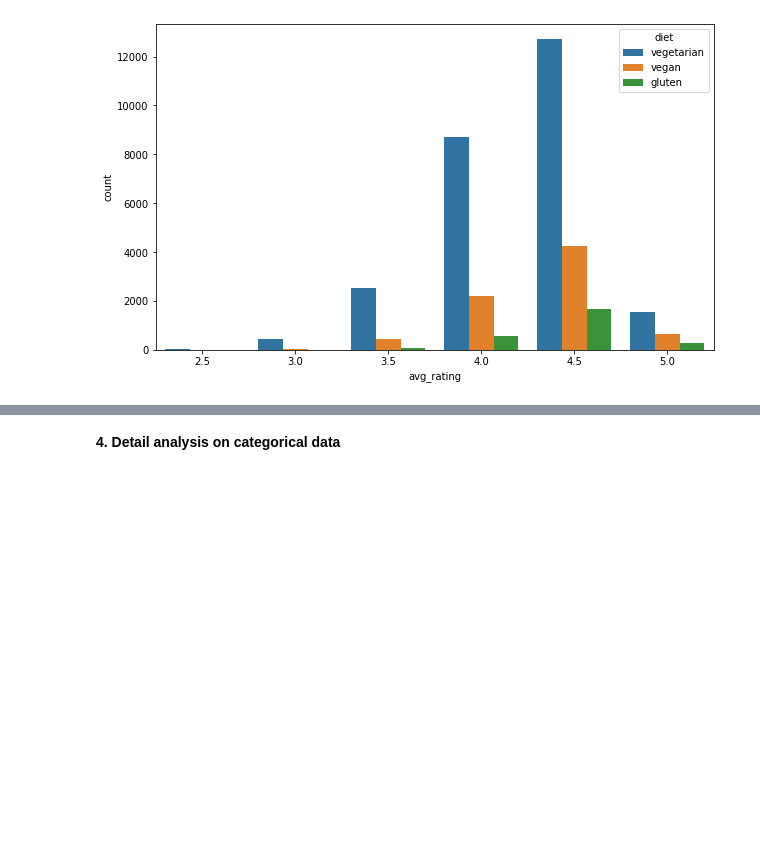
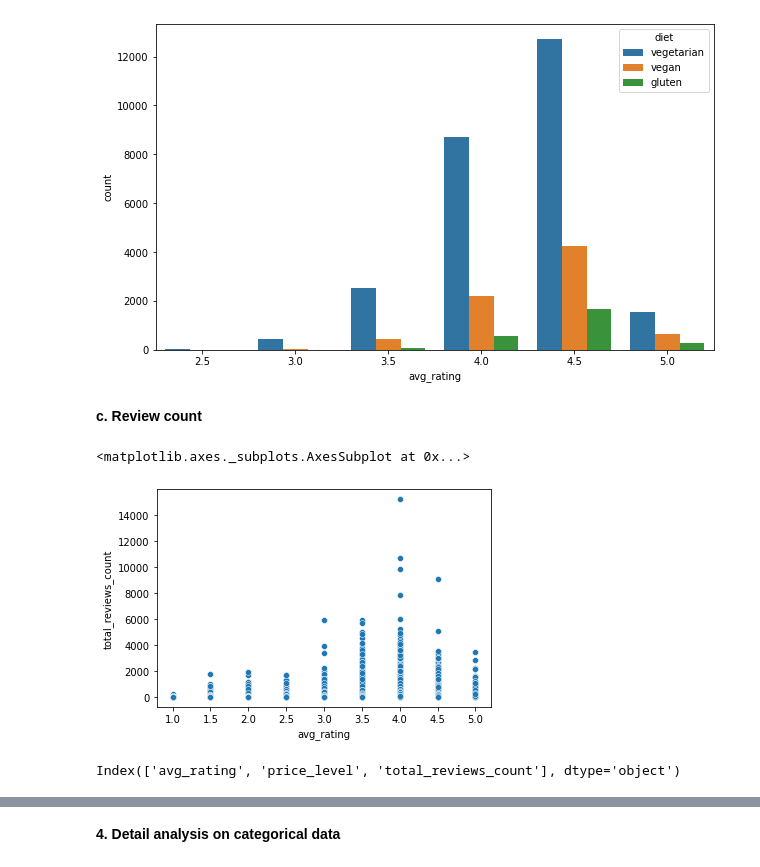
Before and after one commit to Julielebousse/tripadvisor_rating, a Jupyter notebook: Project2_Tripadvisor.ipynb, the cells around one changed output, grey strips where cells are left out. Cells and saved outputs as stored; diff of their text form; code cells hidden in the pictures; blank space fills up the shorter version.

```diff
--- a/Project2_Tripadvisor.ipynb
+++ b/Project2_Tripadvisor.ipynb
@@ -181,3 +197,12 @@ sns.barplot(data=rest_diet,
 # %% [output]
 <matplotlib.axes._subplots.AxesSubplot at 0x...>
 [figure]
+# %% [markdown]
+**c. Review count**
+# %%
+sns.scatterplot(data=restaurant,
+                x='avg_rating',
+                y='total_reviews_count')
+# %% [output]
+<matplotlib.axes._subplots.AxesSubplot at 0x...>
+[figure, added]
@@ -183,0 +212,4 @@ sns.barplot(data=rest_diet,
+# %%
+rest_reviews.columns
+# %% [output]
+Index(['avg_rating', 'price_level', 'total_reviews_count'], dtype='object')
```
Also changed, not shown: parts of 9 cells of this notebook.
